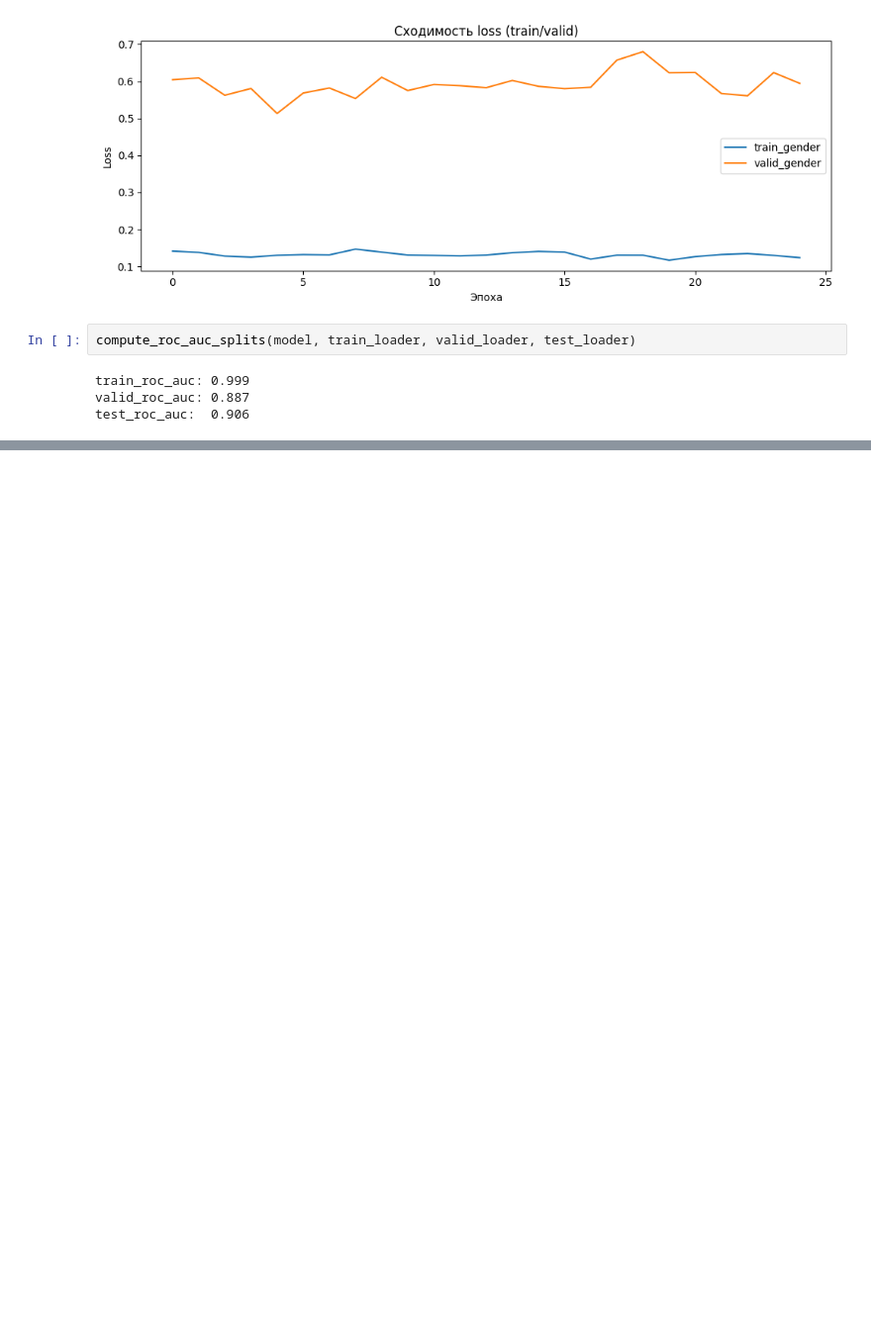
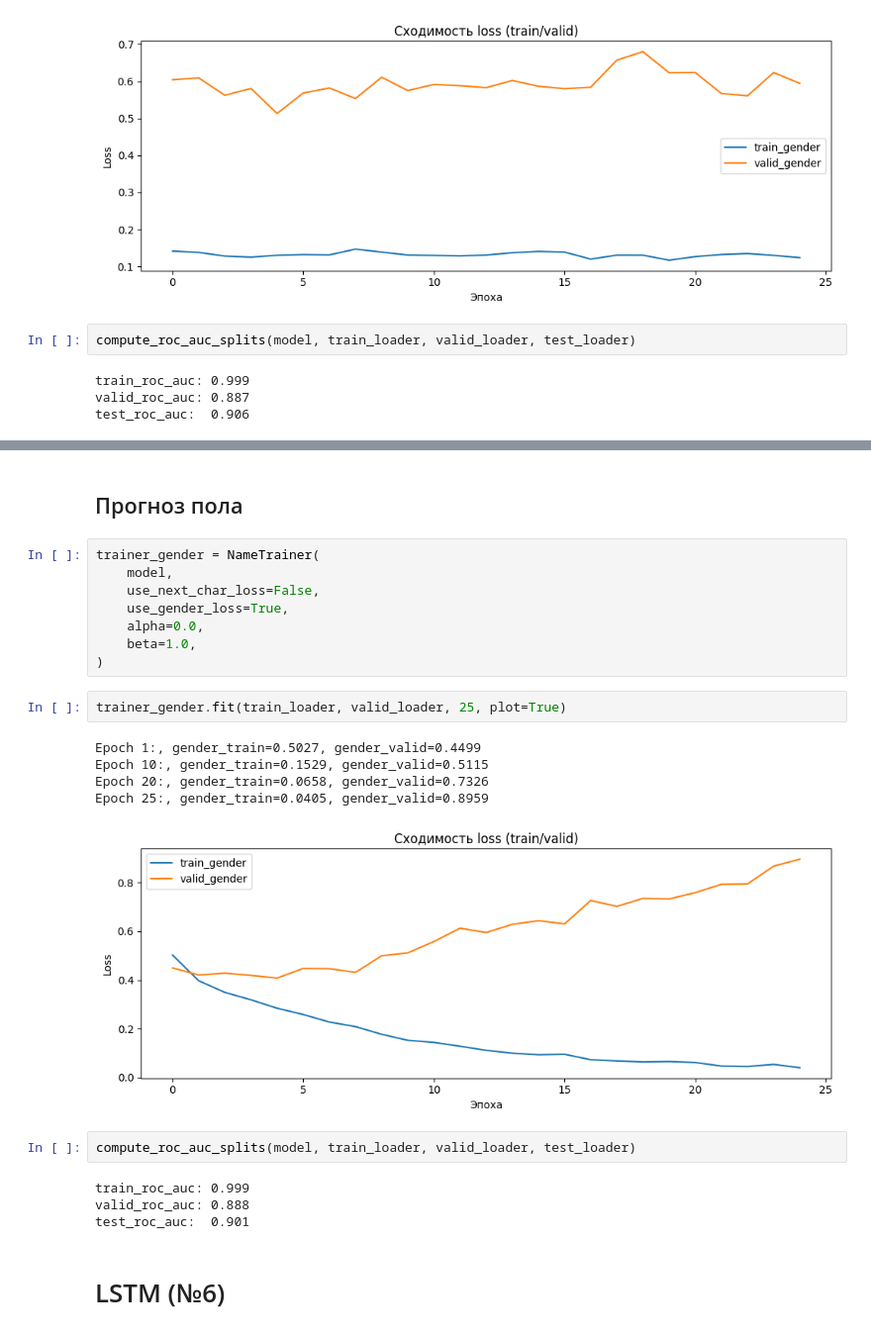
Before and after one commit to Analagis/learning_ML_projects, a Jupyter notebook: Project10/src/report.ipynb, the cells around one changed output, grey strips where cells are left out. Shown at 99% size. Cells and saved outputs as stored; diff of their text form; blank space fills up the shorter version.

Commit message:
добавление LSTM, GRUB

```diff
--- a/Project10/src/report.ipynb
+++ b/Project10/src/report.ipynb
@@ -189,0 +246,26 @@ test_roc_auc:  0.906
+# %% [markdown]
+## Прогноз пола
+# %%
+trainer_gender = NameTrainer(
+    model,
+    use_next_char_loss=False,
+    use_gender_loss=True,
+    alpha=0.0,
+    beta=1.0,
+)
+# %%
+trainer_gender.fit(train_loader, valid_loader, 25, plot=True)
+# %% [output]
+Epoch 1:, gender_train=0.5027, gender_valid=0.4499
+Epoch 10:, gender_train=0.1529, gender_valid=0.5115
+Epoch 20:, gender_train=0.0658, gender_valid=0.7326
+Epoch 25:, gender_train=0.0405, gender_valid=0.8959
+[figure, added]
+# %%
+compute_roc_auc_splits(model, train_loader, valid_loader, test_loader)
+# %% [output]
+train_roc_auc: 0.999
+valid_roc_auc: 0.888
+test_roc_auc:  0.901
+# %% [markdown]
+# LSTM (№6)
```
Also changed, not shown: parts of 16 cells of this notebook, 1 other file.
